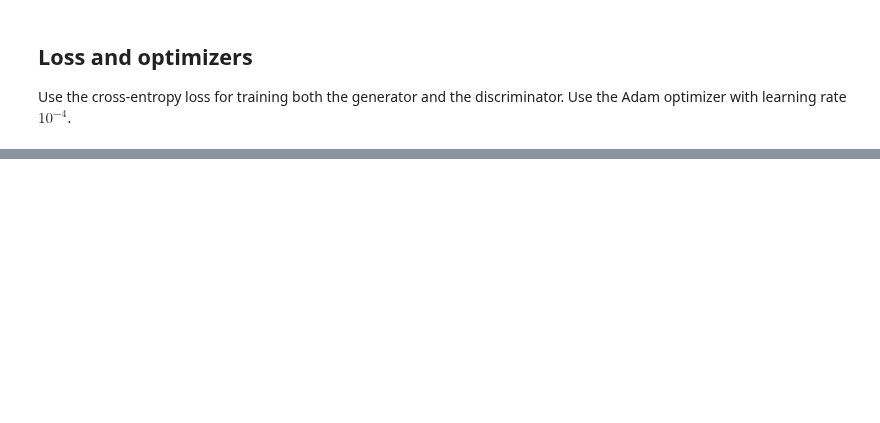
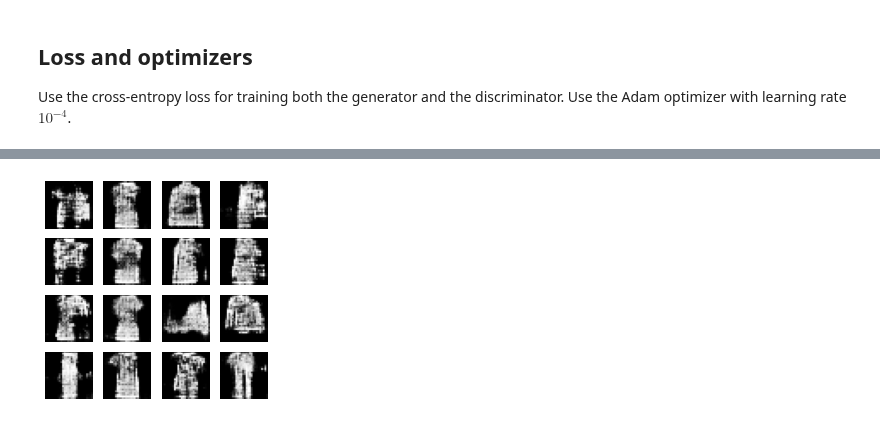
Before and after one commit to yeb2Binfang/ECE-GY9123_DL, a Jupyter notebook: HW/HW6/HW6.ipynb, the cells around one changed output, grey strips where cells are left out. Cells and saved outputs as stored; diff of their text form; code cells hidden in the pictures; blank space fills up the shorter version.

```diff
--- a/HW/HW6/HW6.ipynb
+++ b/HW/HW6/HW6.ipynb
@@ -307,2 +168,0 @@ generator = generator_model().to(device)
-# %%
-latent = torch.randn(1,100, 1, 1)
@@ -375,47 +186,70 @@ train_data_loader
+# %%
+def plot_graph():
+  fig = plt.figure(figsize=(4,4))
+  for i in range(16):
+    latent = torch.randn((1, 100)).view(-1, 100, 1, 1)
+    latent = latent.to(device)
+    im = generator(latent)
+    plt.subplot(4, 4, i+1)
+    plt.imshow(im[0, 0, :, :].detach().cpu(),cmap='gray')
+    #plt.imshow(images[i].reshape((28,28)), cmap='gray')
+    plt.axis('off')
+  #plt.savefig('image_at_epoch_{:04d}.png'.format(epoch))
+  plt.show()
+  print("\n")
 # %%
-def train(loss_D, loss_G, discriminator, generator,data_loader):
-  for x, _ in data_loader:
-    # train the discriminator
+loss_G_overepoch = []
+loss_D_overepoch = []
+for epoch in tqdm(range(10)):
+
+  D_losses = []
+  G_losses = []
+
+  for data, _ in train_data_loader:
     discriminator.zero_grad()
-    mini_batch = x.size()[0]
-    # 1 denotes real, and 0 denotes fafke
+    mini_batch = data.size()[0]
+
     label_real = torch.ones(mini_batch)
     label_fake = torch.zeros(mini_batch)
 
-    # wrap a tensor
-    x = Variable(x).to(device)
+    data = Variable(data).to(device)
+
     label_real = Variable(label_real).to(device)
     label_fake = Variable(label_fake).to(device)
 
-    # pass real image
-    D_real = discriminator(x).squeeze()
-    #print(D_real)
-    D_real_loss = loss(D_real, label_real)
+    D_result = discriminator(data).squeeze()
+    D_real_loss = loss(D_result, label_real)
 
-    # generate fake image via 100 random points using generator
-    noise = torch.randn((mini_batch,100)).view(-1,100,1,1)
-    noise = Variable(noise).to(device)
-    G_fake = generator(noise)
+    z_ = torch.randn((mini_batch, 100)).view(-1, 100, 1, 1)
+    z_ = Variable(z_).to(device)
+    G_result = generator(z_)
 
-    D_fake = discriminator(G_fake).squeeze()
-    D_fake_loss = loss(D_fake, label_fake)
+    D_result = discriminator(G_result).squeeze()
+    D_fake_loss = loss(D_result, label_fake)
     D_total_loss = D_real_loss + D_fake_loss
 
     D_total_loss.backward()
     optimizerD.step()
-    loss_D.append(D_total_loss)
+    D_losses.append(D_total_loss)
 
-    # train the generator, the generated image should be labeled as 1 (to fool discriminator)
     generator.zero_grad()
-    # generate fake image via 100 random points using generator
-    noise = torch.randn((mini_batch,100)).view(-1,100,1,1)
-    noise = Variable(noise).to(device)
-    G_fake = generator(noise)
 
-    D_fake = discriminator(G_fake).squeeze()
-    # try to fool
-    G_real_loss = loss(D_fake,label_real)
-    G_real_loss.backward()
-    optimizerD.step()
-    loss_G.append(G_real_loss)
-    torch.cuda.empty_cache()
+    z_ = torch.randn((mini_batch, 100)).view(-1, 100, 1, 1)
+    z_ = Variable(z_).to(device)
+
+    G_result = generator(z_)
+    D_result = discriminator(G_result).squeeze()
+    G_train_loss = loss(D_result, label_real)
+    G_train_loss.backward()
+    optimizerG.step()
+    G_losses.append(G_train_loss)
+
+  loss_G_overepoch.append(torch.mean(torch.FloatTensor(G_losses)))
+  loss_D_overepoch.append(torch.mean(torch.FloatTensor(D_losses)))
+  print('Epoch {} - loss_d: {:.3f}, loss_g: {:.3f}'.format((epoch + 1),
+                                                           torch.mean(torch.FloatTensor(D_losses)),
+                                                           torch.mean(torch.FloatTensor(G_losses))))
+
+
+  plot_graph()
+# %% [output]
@@ -421,0 +257 @@ def train(loss_D, loss_G, discriminator, generator,data_loader):
+[figure, added]
```
Also changed, not shown: parts of 39 cells of this notebook.
